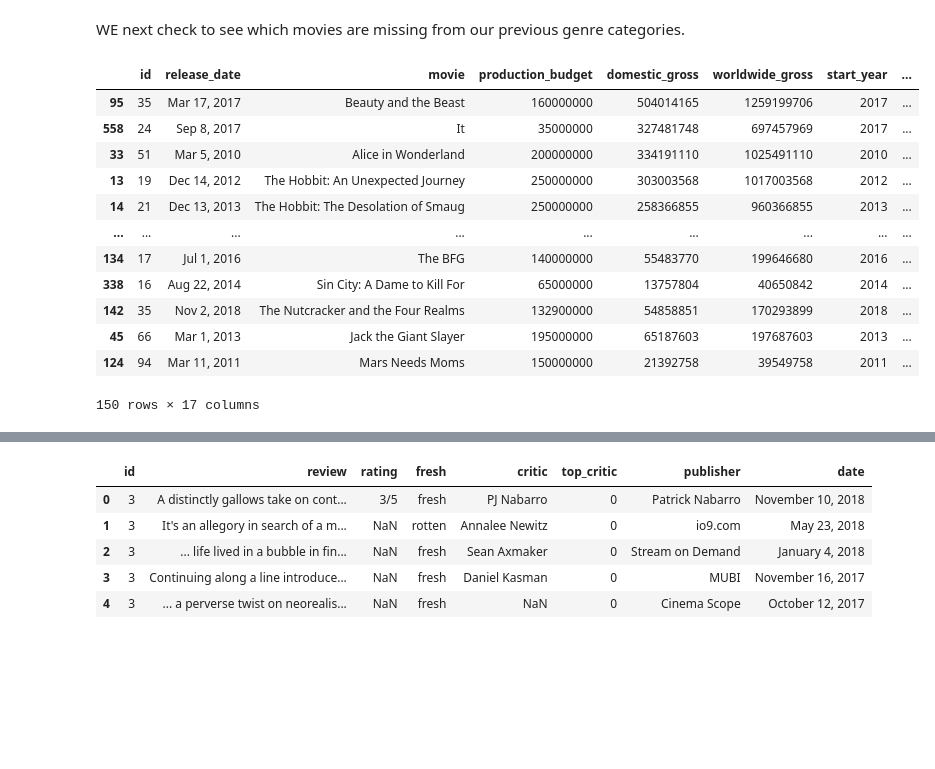
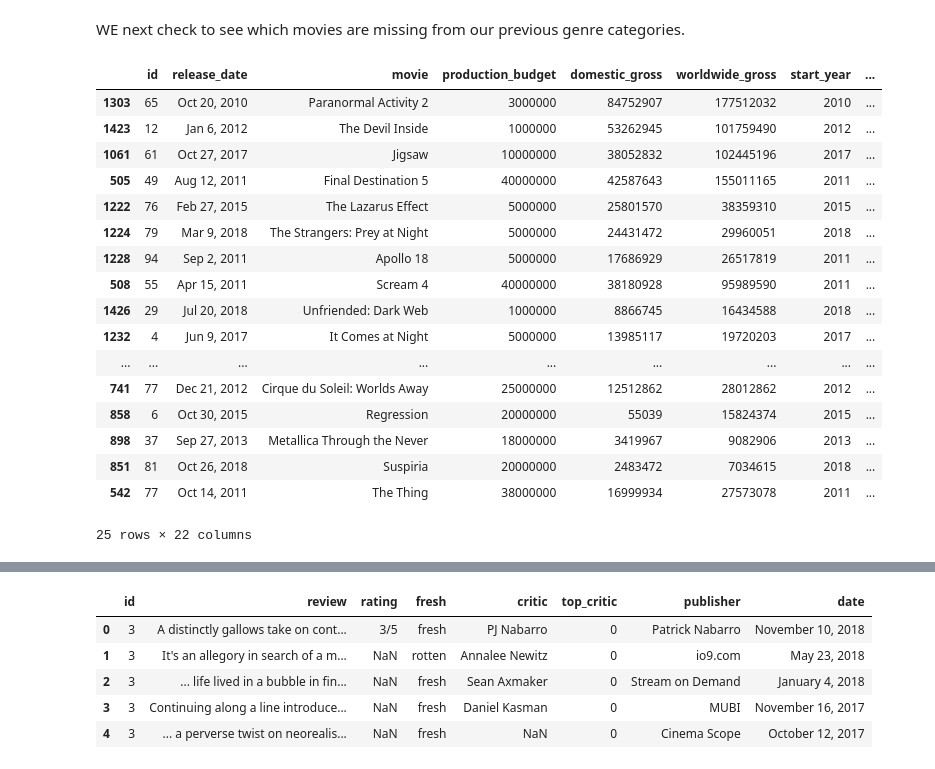
Before and after one commit to danvalen1/Film-Industry-Analysis, a Jupyter notebook: mak.ipynb, the cells around one changed output, grey strips where cells are left out. Saved outputs shown, nothing was run; the diff lists cells and outputs as text; code cells hidden in the pictures; blank space fills up the shorter version.

```diff
--- a/mak.ipynb
+++ b/mak.ipynb
@@ -224,13 +223,13 @@ Name: genres, Length: 214, dtype: int64
 # %% [markdown]
 We decide to use only certain common genres instead of the 214 possible collection of genres.
 # %%
-df_budget_merge['comedy_id'] = [1 if 'Comedy' in x
-                                else 0
-                                for x in df_budget_merge['genres']]
-df_budget_merge['drama_id'] = [1 if 'Drama' in x
-                                else 0
-                                for x in df_budget_merge['genres']]
-df_budget_merge['action_id'] = [1 if 'Action' in x
-                                else 0
-                                for x in df_budget_merge['genres']]
-df_budget_merge.head()
+# df_budget_merge['comedy_id'] = [1 if 'Comedy' in x
+#                                 else 0
+#                                 for x in df_budget_merge['genres']]
+# df_budget_merge['drama_id'] = [1 if 'Drama' in x
+#                                 else 0
+#                                 for x in df_budget_merge['genres']]
+# df_budget_merge['action_id'] = [1 if 'Action' in x
+#                                 else 0
+#                                 for x in df_budget_merge['genres']]
+# df_budget_merge.head()
@@ -244,4 +236,4 @@ df_budget_merge.head()
 # %% [markdown]
 We create a column to have a better understanding of the genres in each movie.
 # %%
-df_budget_merge['genre_tuple'] = list(zip(df_budget_merge['comedy_id'], df_budget_merge['drama_id'], df_budget_merge['action_id']))
+#df_budget_merge['genre_tuple'] = list(zip(df_budget_merge['comedy_id'], df_budget_merge['drama_id'], df_budget_merge['action_id']))
@@ -248,18 +256,23 @@ df_budget_merge['genre_tuple'] = list(zip(df_budget_merge['comedy_id'], df_budge
 # %% [markdown]
 WE next check to see which movies are missing from our previous genre categories.
 # %%
-df_budget_merge.loc[df_budget_merge['genre_tuple'] == (0, 0, 0)]
+df_budget_merge.loc[df_budget_merge['genre_tuple'] == (0, 0, 0, 0, 0, 0, 0)]
 # %% [output]
 |  | id | release_date | movie | production_budget | domestic_gross | worldwide_gross | start_year | ... |
-| 95 | 35 | Mar 17, 2017 | Beauty and the Beast | 160000000 | 504014165 | 1259199706 | 2017 | ... |
-| 558 | 24 | Sep 8, 2017 | It | 35000000 | 327481748 | 697457969 | 2017 | ... |
-| 33 | 51 | Mar 5, 2010 | Alice in Wonderland | 200000000 | 334191110 | 1025491110 | 2010 | ... |
-| 13 | 19 | Dec 14, 2012 | The Hobbit: An Unexpected Journey | 250000000 | 303003568 | 1017003568 | 2012 | ... |
-| 14 | 21 | Dec 13, 2013 | The Hobbit: The Desolation of Smaug | 250000000 | 258366855 | 960366855 | 2013 | ... |
+| 1303 | 65 | Oct 20, 2010 | Paranormal Activity 2 | 3000000 | 84752907 | 177512032 | 2010 | ... |
+| 1423 | 12 | Jan 6, 2012 | The Devil Inside | 1000000 | 53262945 | 101759490 | 2012 | ... |
+| 1061 | 61 | Oct 27, 2017 | Jigsaw | 10000000 | 38052832 | 102445196 | 2017 | ... |
+| 505 | 49 | Aug 12, 2011 | Final Destination 5 | 40000000 | 42587643 | 155011165 | 2011 | ... |
+| 1222 | 76 | Feb 27, 2015 | The Lazarus Effect | 5000000 | 25801570 | 38359310 | 2015 | ... |
+| 1224 | 79 | Mar 9, 2018 | The Strangers: Prey at Night | 5000000 | 24431472 | 29960051 | 2018 | ... |
+| 1228 | 94 | Sep 2, 2011 | Apollo 18 | 5000000 | 17686929 | 26517819 | 2011 | ... |
+| 508 | 55 | Apr 15, 2011 | Scream 4 | 40000000 | 38180928 | 95989590 | 2011 | ... |
+| 1426 | 29 | Jul 20, 2018 | Unfriended: Dark Web | 1000000 | 8866745 | 16434588 | 2018 | ... |
+| 1232 | 4 | Jun 9, 2017 | It Comes at Night | 5000000 | 13985117 | 19720203 | 2017 | ... |
 | ... | ... | ... | ... | ... | ... | ... | ... | ... |
-| 134 | 17 | Jul 1, 2016 | The BFG | 140000000 | 55483770 | 199646680 | 2016 | ... |
-| 338 | 16 | Aug 22, 2014 | Sin City: A Dame to Kill For | 65000000 | 13757804 | 40650842 | 2014 | ... |
-| 142 | 35 | Nov 2, 2018 | The Nutcracker and the Four Realms | 132900000 | 54858851 | 170293899 | 2018 | ... |
-| 45 | 66 | Mar 1, 2013 | Jack the Giant Slayer | 195000000 | 65187603 | 197687603 | 2013 | ... |
-| 124 | 94 | Mar 11, 2011 | Mars Needs Moms | 150000000 | 21392758 | 39549758 | 2011 | ... |
+| 741 | 77 | Dec 21, 2012 | Cirque du Soleil: Worlds Away | 25000000 | 12512862 | 28012862 | 2012 | ... |
+| 858 | 6 | Oct 30, 2015 | Regression | 20000000 | 55039 | 15824374 | 2015 | ... |
+| 898 | 37 | Sep 27, 2013 | Metallica Through the Never | 18000000 | 3419967 | 9082906 | 2013 | ... |
+| 851 | 81 | Oct 26, 2018 | Suspiria | 20000000 | 2483472 | 7034615 | 2018 | ... |
+| 542 | 77 | Oct 14, 2011 | The Thing | 38000000 | 16999934 | 27573078 | 2011 | ... |
-150 rows × 17 columns
+25 rows × 22 columns
```
Also changed, not shown: parts of 12 cells of this notebook, 1 other file.
